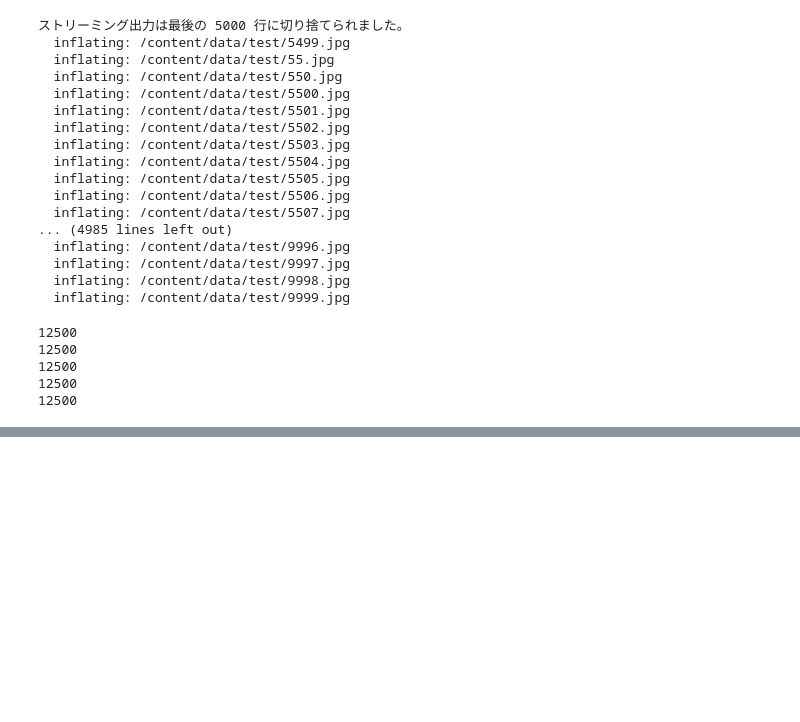
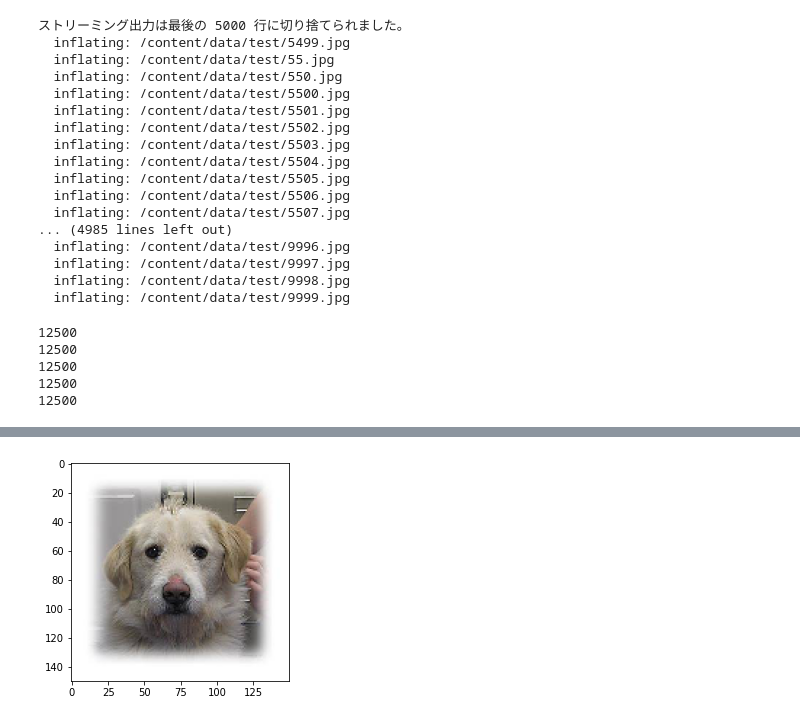
Before and after one commit to Re14m/training, a Jupyter notebook: 2022_0224_dogs_vs_cats_redux_kernels_edition.ipynb, the cells around one changed output, grey strips where cells are left out. Saved outputs shown, nothing was run; the diff lists cells and outputs as text; code cells hidden in the pictures; blank space fills up the shorter version.

```diff
--- a/2022_0224_dogs_vs_cats_redux_kernels_edition.ipynb
+++ b/2022_0224_dogs_vs_cats_redux_kernels_edition.ipynb
@@ -130,0 +439,82 @@ os.chdir('/content/data/test/')
+# %%
+import pandas as pd
+import numpy as np
+import cv2
+import matplotlib.pyplot as plt
+
+# 画像用
+from keras.preprocessing.image import array_to_img, img_to_array, load_img
+# モデル読み込み用
+from keras.models import load_model
+# Grad−CAM計算用
+from tensorflow.keras import models
+import tensorflow as tf
+
+IMAGE_SIZE  = (150, 150)
+def grad_cam(input_model, x, layer_name):
+    """
+    Args:
+        input_model(object): モデルオブジェクト
+        x(ndarray): 画像
+        layer_name(string): 畳み込み層の名前
+    Returns:
+        output_image(ndarray): 元の画像に色付けした画像
+    """
+
+    # 画像の前処理
+    # 読み込む画像が1枚なため、次元を増やしておかないとmode.predictが出来ない
+    X = np.expand_dims(x, axis=0)
+    preprocessed_input = X.astype('float32') / 255.0
+
+    grad_model = models.Model([input_model.inputs], [input_model.get_layer(layer_name).output, input_model.output])
+
+    with tf.GradientTape() as tape:
+        conv_outputs, predictions = grad_model(preprocessed_input)
+        class_idx = np.argmax(predictions[0])
+        loss = predictions[:, class_idx]
+
+    # 勾配を計算
+    output = conv_outputs[0]
+    grads = tape.gradient(loss, conv_outputs)[0]
+
+    gate_f = tf.cast(output > 0, 'float32')
+    gate_r = tf.cast(grads > 0, 'float32')
+
+    guided_grads = gate_f * gate_r * grads
+
+    # 重みを平均化して、レイヤーの出力に乗じる
+    weights = np.mean(guided_grads, axis=(0, 1))
+    cam = np.dot(output, weights)
+
+    # 画像を元画像と同じ大きさにスケーリング
+    cam = cv2.resize(cam, IMAGE_SIZE, cv2.INTER_LINEAR)
+    # ReLUの代わり
+    cam  = np.maximum(cam, 0)
+    # ヒートマップを計算
+    heatmap = cam / cam.max()
+
+    # モノクロ画像に疑似的に色をつける
+    jet_cam = cv2.applyColorMap(np.uint8(255.0*heatmap), cv2.COLORMAP_JET)
+    # RGBに変換
+    rgb_cam = cv2.cvtColor(jet_cam, cv2.COLOR_BGR2RGB)
+    # もとの画像に合成
+    output_image = (np.float32(rgb_cam) + x / 2)
+
+    return output_image
+
+from PIL import Image
+
+model = load_model("model.h5")
+x = img_to_array(load_img('/content/data/test/unknown/3.jpg', target_size=(150,150)))
+arr1 = array_to_img(x)
+#plt.imshow(x)
+plt.imshow(arr1)
+plt.show()
+
+
+image1 = grad_cam(model, x, 'block5_conv2')
+arr2 = array_to_img(image1, scale=True)
+plt.imshow(arr2)
+plt.show()
+# %% [output]
+[figure, added]
```
Also changed, not shown: parts of 18 cells of this notebook.
